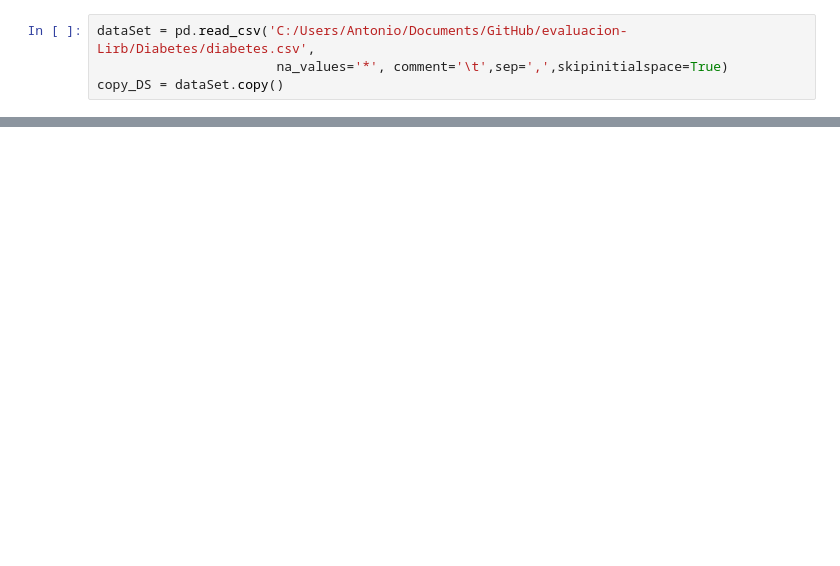
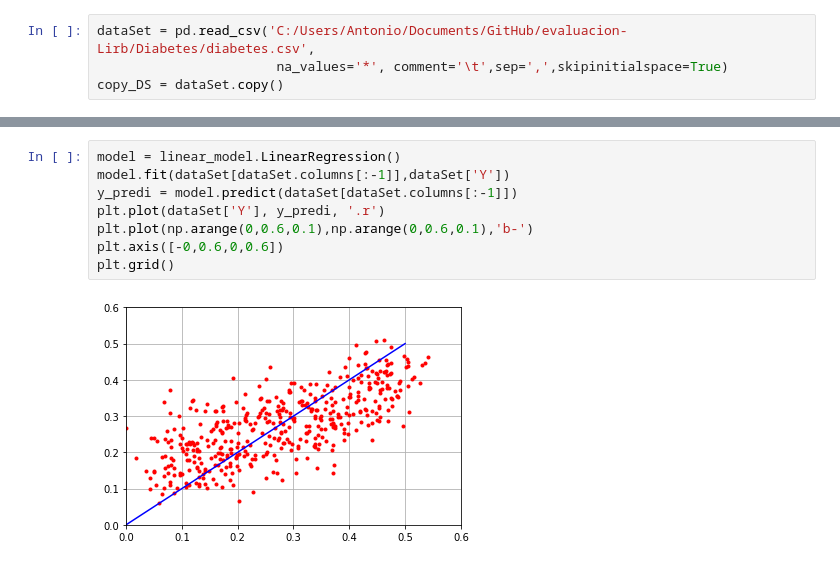
Before and after one commit to ann-2018-03/evaluacion-Lirb, a Jupyter notebook: Diabetes/Untitled.ipynb, the cells around one changed output, grey strips where cells are left out. Saved outputs shown, nothing was run; the diff lists cells and outputs as text; blank space fills up the shorter version.

```diff
--- a/Diabetes/Untitled.ipynb
+++ b/Diabetes/Untitled.ipynb
@@ -86,0 +117,10 @@ ax1.boxplot(copy_DS['s4'])
+# %%
+model = linear_model.LinearRegression()
+model.fit(dataSet[dataSet.columns[:-1]],dataSet['Y'])
+y_predi = model.predict(dataSet[dataSet.columns[:-1]])
+plt.plot(dataSet['Y'], y_predi, '.r')
+plt.plot(np.arange(0,0.6,0.1),np.arange(0,0.6,0.1),'b-')
+plt.axis([-0,0.6,0,0.6])
+plt.grid()
+# %% [output]
+[figure, added]
```
Also changed, not shown: parts of 19 cells of this notebook.
